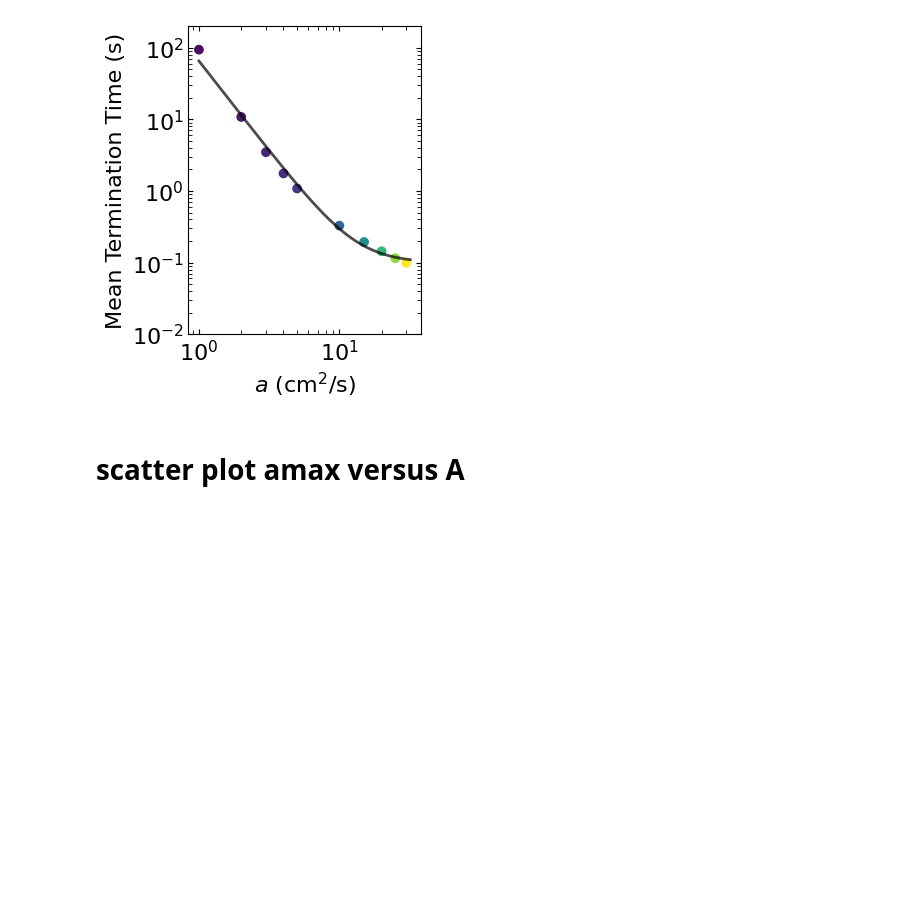
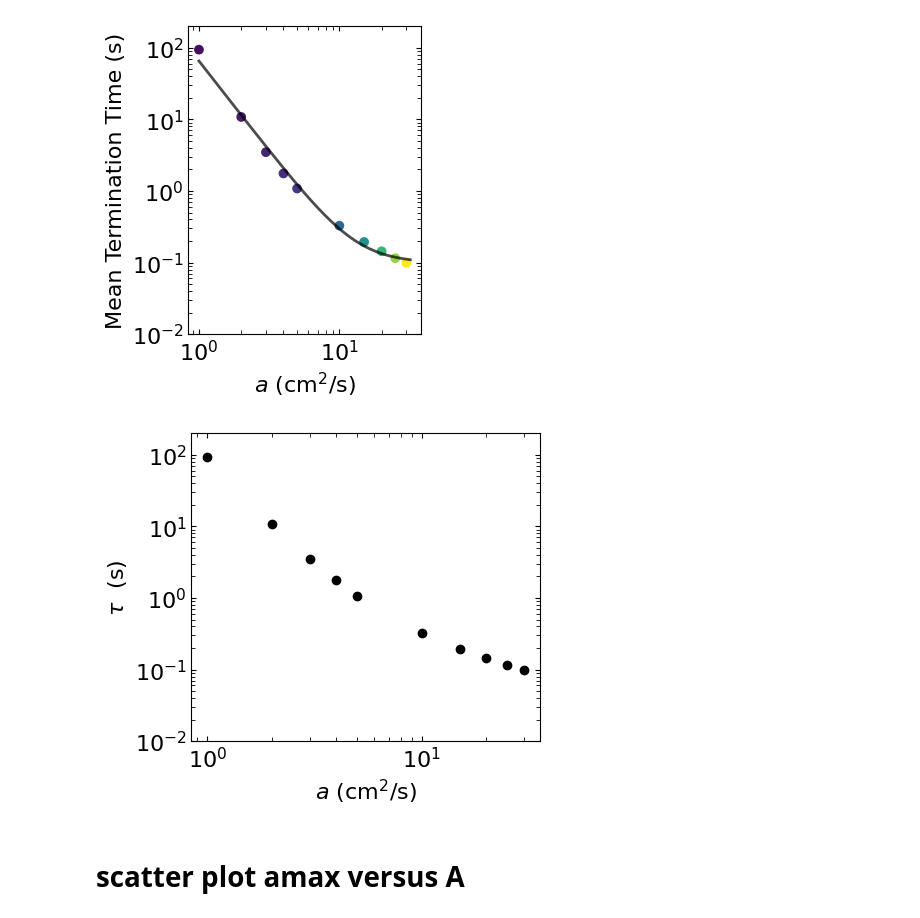
Before and after one commit to timtyree/bgmc, a Jupyter notebook: python/Generation of figure 4.ipynb, the cells around one changed output. Drawn from its saved outputs; the diff is of its cells as text; code cells hidden in the pictures; blank space fills up the shorter version.

```diff
--- a/python/Generation of figure 4.ipynb
+++ b/python/Generation of figure 4.ipynb
@@ -3611,3 +3661,53 @@ ax.set_ylim([1e-2,200])
 plt.show()
 # %% [output]
 [figure]
+# %%
+
+# x=df_results_master['alinear'].values.copy()
+# y=df_results_master['tau'].values.copy()#**0.5,#**2,#
+# c=df_results_master['alinear'].values
+# tauinfty=y.min()
+# print(f"tau_infty: {tauinfty:.4f} seconds")
+# # y-=tauinfty
+# dict_fit = print_fit_power_law(x,y-tauinfty)
+
+# y-=y.max()
+# y*=-1
+
+figsize=(4,4)
+figsize=(3,4)
+figsize=(4.5,4)
+#DONE: plot predicted prob. of term from master eqns instead of the pdf of the gamma fit.
+fig,ax=plt.subplots(figsize=figsize)
+# alinear_lst_selected = [30, 25, 20, 15, 10, 5, 4, 3, 2, 1]
+# for alinear in alinear_lst_selected:
+#     dg = df_results_master[df_results_master['alinear']==alinear]
+#     tau = float(dg['tau'])
+#     print(f"{alinear=:.4f} cm^2/s yieled {tau=:.4f} s")
+# ax.scatter(x=1/df_results_master['alinear'].values,
+ax.scatter(x=x,
+           y=y+tauinfty,#**0.5,#**2,#
+           c='k')
+#            c=c)
+
+# #plot powerlaw fit at low alinear values
+# xv = np.arange(1,32,0.01)
+# yv = dict_fit['M']*xv**dict_fit['m']
+# ax.plot(xv, yv+tauinfty,'k-', lw=2, alpha=alpha, label='Master')
+
+# format_plot(ax=ax,xlabel=r'$a$ (cm$^2/$s)',ylabel=r'MTT (s)',fontsize=18)
+# format_plot(ax=ax,xlabel=r'$a$ (cm$^2/$s)',ylabel=r'$\tau$  (seconds)',fontsize=16)
+format_plot(ax=ax,xlabel=r'$a$ (cm$^2/$s)',ylabel=r'$\tau$  (s)',fontsize=16)
+# format_plot(ax=ax,xlabel=r'$a$ (cm$^2/$s)',ylabel=r'$\mathbb{E}\;[\tau]$  (s)',fontsize=16)
+# format_plot(ax=ax,xlabel=r'$a$ (cm$^2/$s)',ylabel=r'Mean Termination Time (s)',fontsize=16)
+ax.set_xscale('log')
+ax.set_yscale('log')
+# ax.set_yticks([1e0,1e1,1e2,1e3,1e4,1e5])
+ax.tick_params(top=True, right=True,direction='in',which='both')
+ax.tick_params(top=True, right=True,direction='in',which='minor',length=3)
+# ax.set_xlim([1,30])
+ax.set_ylim([1e-2,200])
+# ax.set_ylim([1e-2,100])
+plt.show()
+# %% [output]
+[figure, added]
```
Also changed, not shown: parts of 29 cells of this notebook, 2 other files.
